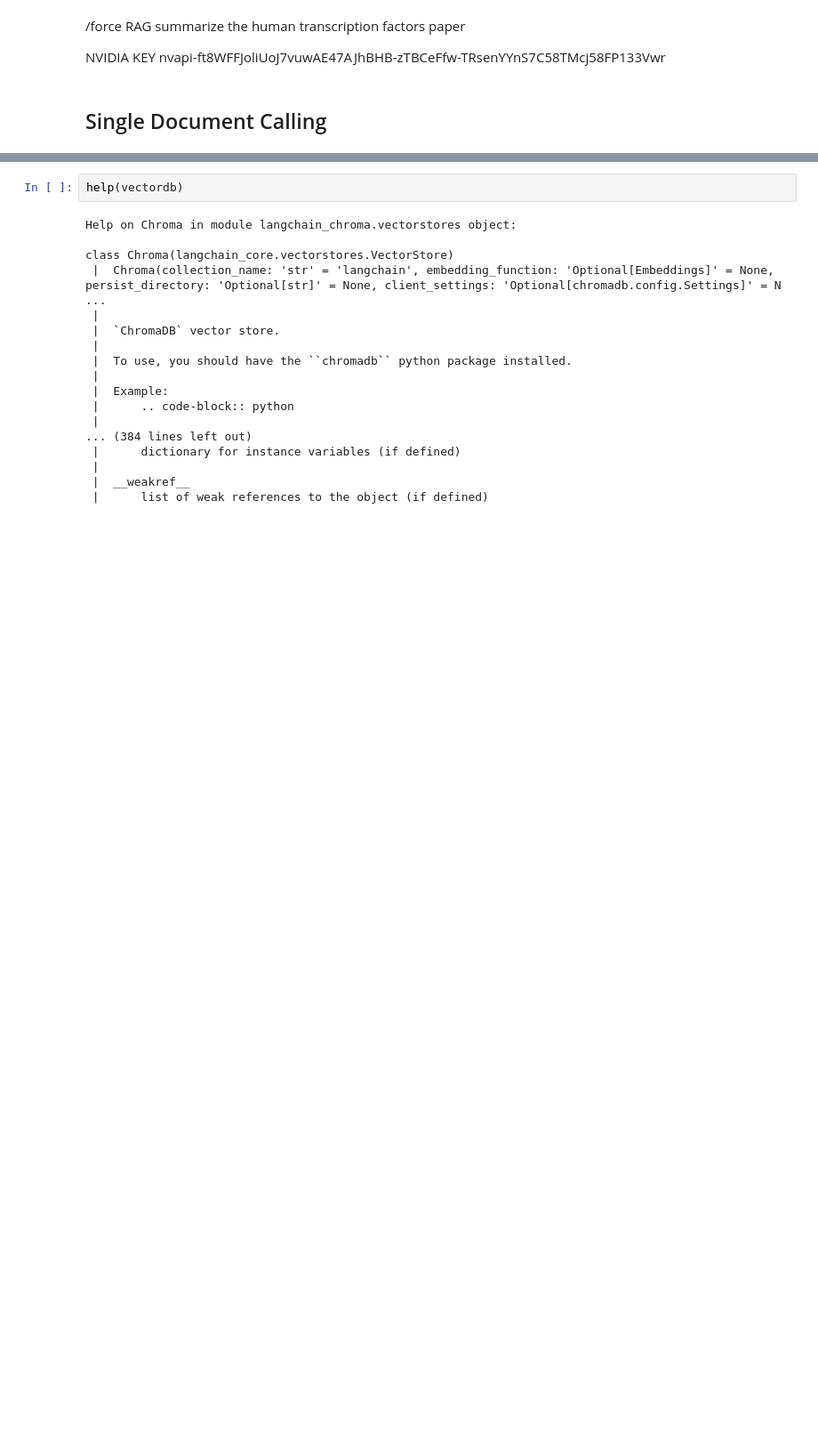
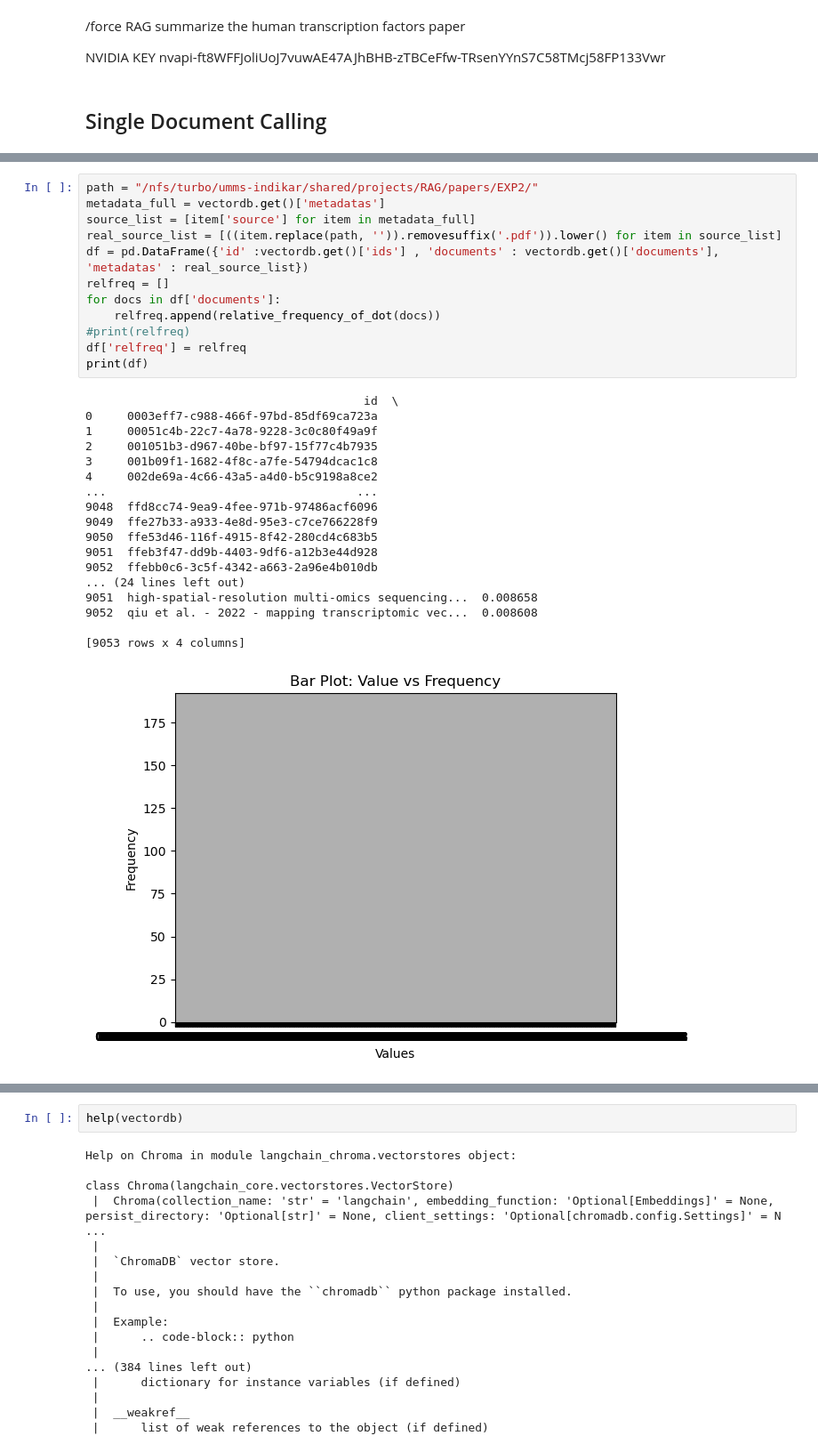
Before and after one commit to Jpickard1/BRAD, a Jupyter notebook: experimental/MAC-code.ipynb, the cells around one changed output, grey strips where cells are left out. Shown at 89% size. Drawn from its saved outputs; the diff is of its cells as text; blank space fills up the shorter version.

```diff
--- a/experimental/MAC-code.ipynb
+++ b/experimental/MAC-code.ipynb
@@ -99,0 +180,31 @@ Wed Jun 19 09:35:09 2024 INFO Collection DB_cosine_cSize_700_cOver_200 is not cr
+# %%
+path = "/nfs/turbo/umms-indikar/shared/projects/RAG/papers/EXP2/"
+metadata_full = vectordb.get()['metadatas']
+source_list = [item['source'] for item in metadata_full]
+real_source_list = [((item.replace(path, '')).removesuffix('.pdf')).lower() for item in source_list]
+df = pd.DataFrame({'id' :vectordb.get()['ids'] , 'documents' : vectordb.get()['documents'], 'metadatas' : real_source_list})
+relfreq = []
+for docs in df['documents']:
+    relfreq.append(relative_frequency_of_dot(docs))
+#print(relfreq)
+df['relfreq'] = relfreq
+print(df)
+# %% [output]
+                                        id  \
+0     0003eff7-c988-466f-97bd-85df69ca723a
+1     00051c4b-22c7-4a78-9228-3c0c80f49a9f
+2     001051b3-d967-40be-bf97-15f77c4b7935
+3     001b09f1-1682-4f8c-a7fe-54794dcac1c8
+4     002de69a-4c66-43a5-a4d0-b5c9198a8ce2
+...                                    ...
+9048  ffd8cc74-9ea9-4fee-971b-97486acf6096
+9049  ffe27b33-a933-4e8d-95e3-c7ce766228f9
+9050  ffe53d46-116f-4915-8f42-280cd4c683b5
+9051  ffeb3f47-dd9b-4403-9df6-a12b3e44d928
+9052  ffebb0c6-3c5f-4342-a663-2a96e4b010db
+... (24 lines left out)
+9051  high-spatial-resolution multi-omics sequencing...  0.008658
+9052  qiu et al. - 2022 - mapping transcriptomic vec...  0.008608
+
+[9053 rows x 4 columns]
+[figure, added]
```
Also changed, not shown: parts of 8 cells of this notebook, 1 other file.
